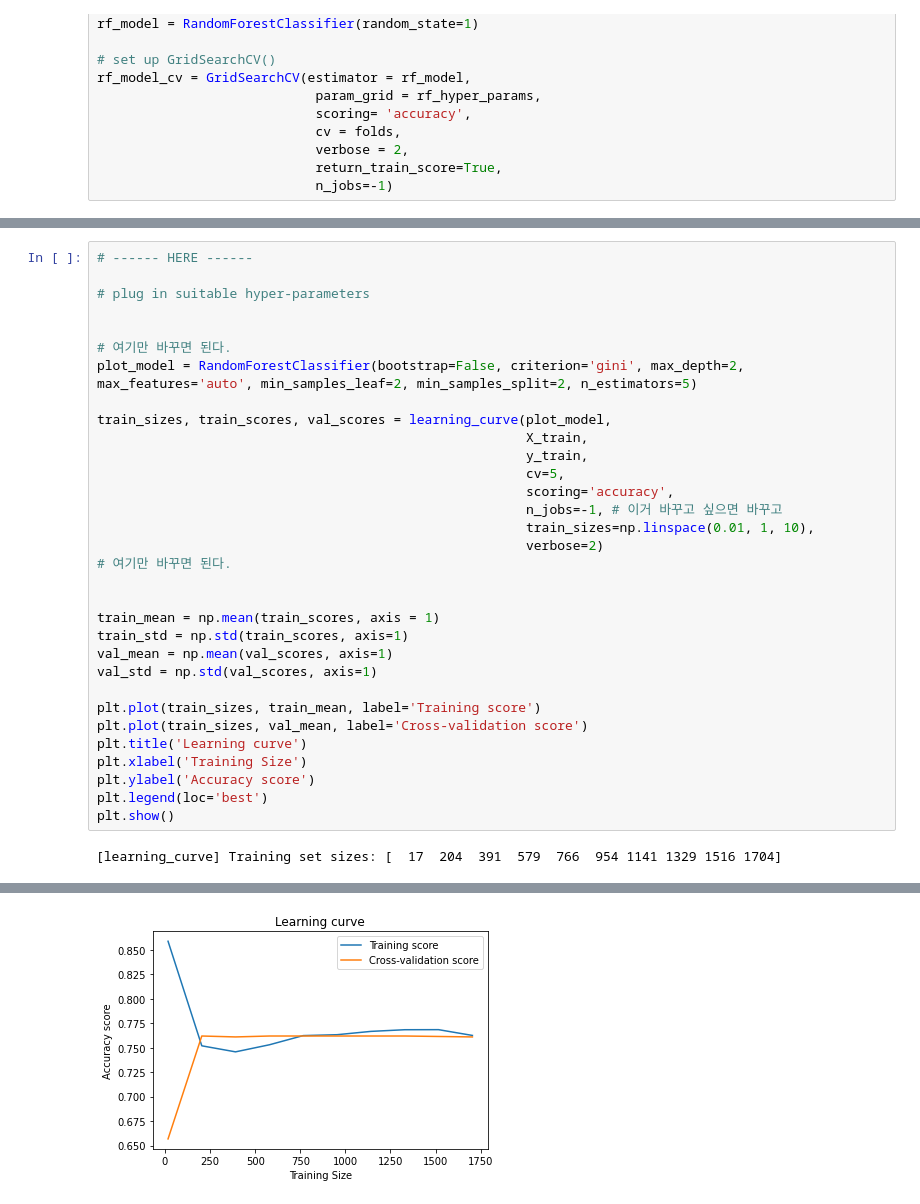
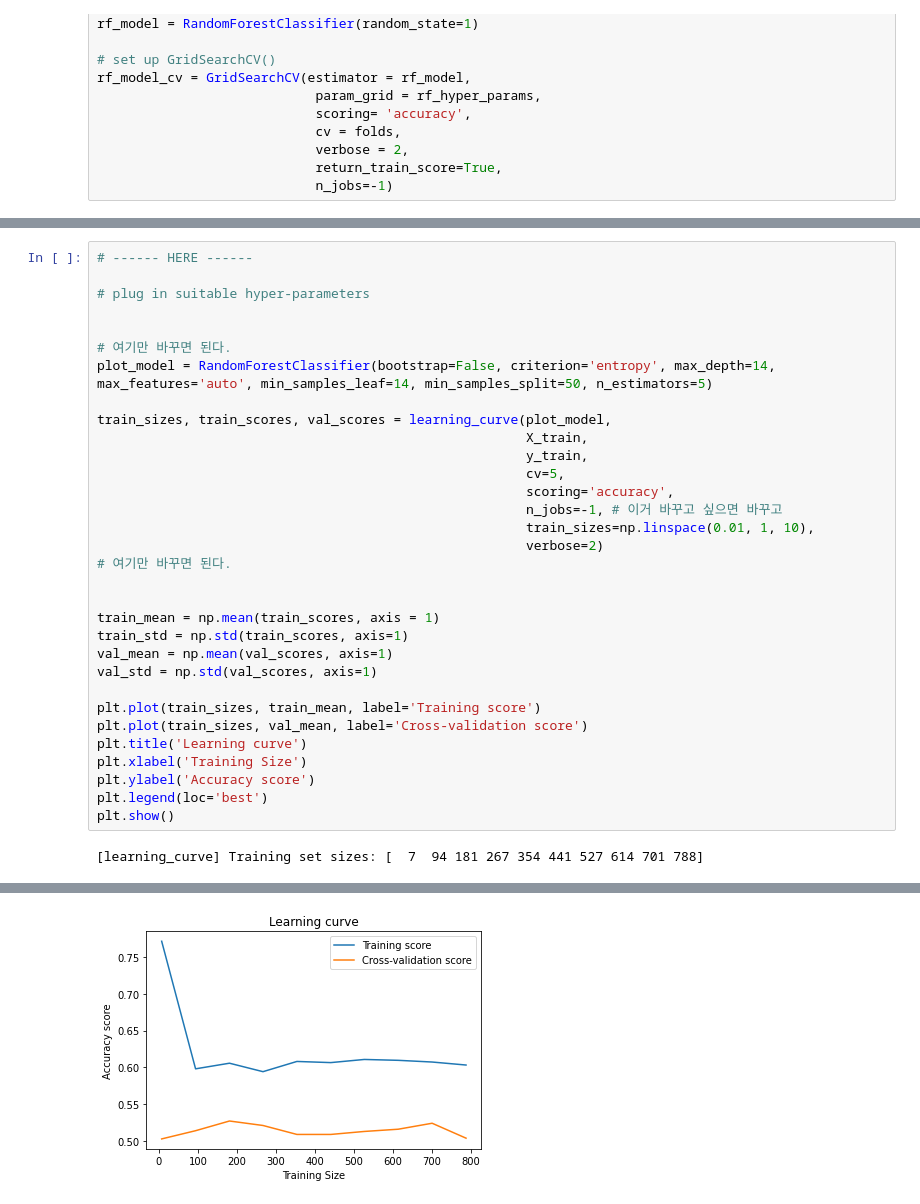
Before and after one commit to tomstark99/COMS30050, a Jupyter notebook: coursework/binary_classification/search_dep_score.ipynb, the cells around one changed output, grey strips where cells are left out. Saved outputs shown, nothing was run; the diff lists cells and outputs as text.

Commit message:
learning curve and f1 score

```diff
--- a/coursework/binary_classification/search_dep_score.ipynb
+++ b/coursework/binary_classification/search_dep_score.ipynb
@@ -829,7 +1017,7 @@ F1 score weighted: 0.4064061030314641
 
 
 # 여기만 바꾸면 된다.
-plot_model = RandomForestClassifier(bootstrap=False, criterion='gini', max_depth=2, max_features='auto', min_samples_leaf=2, min_samples_split=2, n_estimators=5)
+plot_model = RandomForestClassifier(bootstrap=False, criterion='entropy', max_depth=14, max_features='auto', min_samples_leaf=14, min_samples_split=50, n_estimators=5)
 
 train_sizes, train_scores, val_scores = learning_curve(plot_model,
                                                        X_train,
@@ -855,4 +1043,4 @@ plt.ylabel('Accuracy score')
 plt.legend(loc='best')
 plt.show()
 # %% [output]
-[learning_curve] Training set sizes: [  17  204  391  579  766  954 1141 1329 1516 1704]
+[learning_curve] Training set sizes: [  7  94 181 267 354 441 527 614 701 788]
@@ -862 +1050 @@ plt.show()
-[figure, old version]
+[figure, new version]
```
Also changed, not shown: parts of 30 cells of this notebook, 4 other files.
